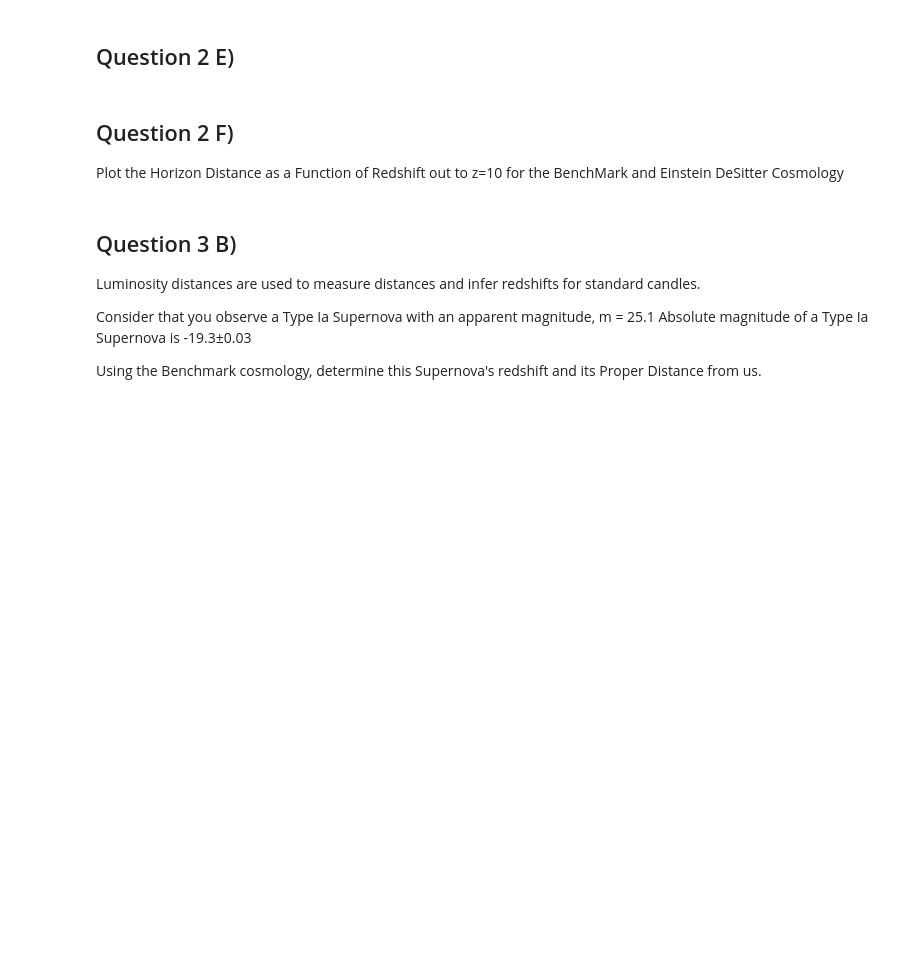
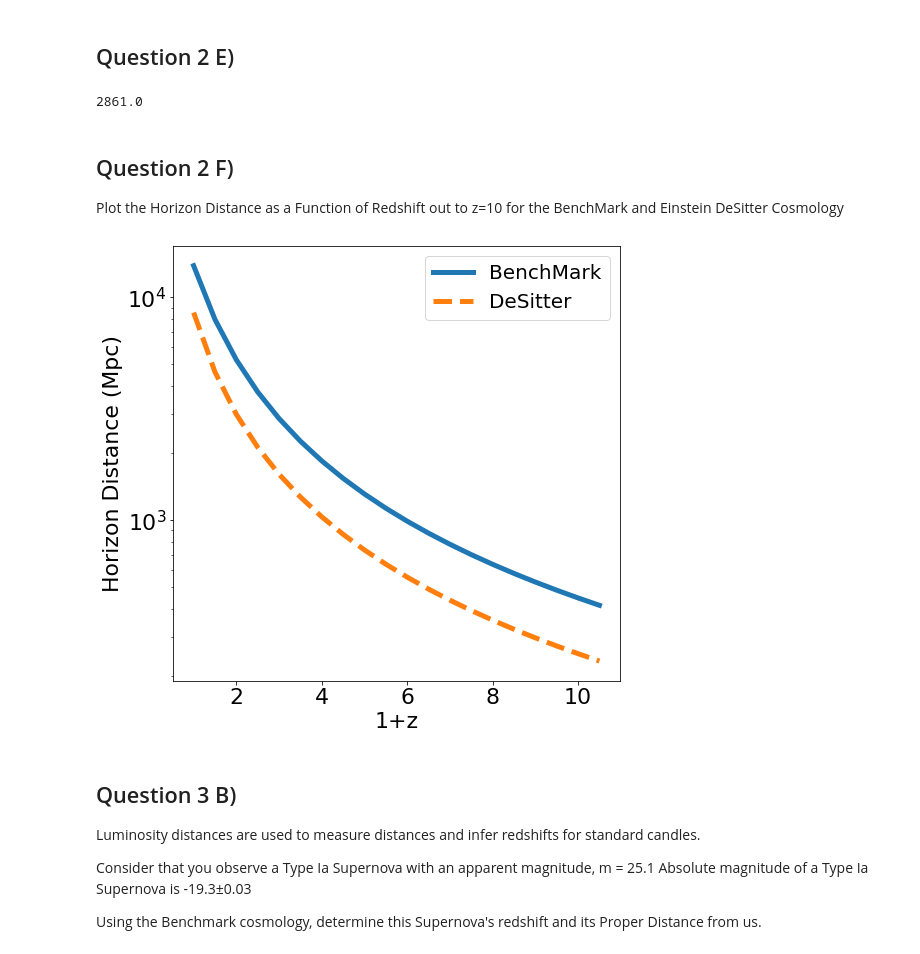
Before and after one commit to wxs0703/astr400b, a Jupyter notebook: Labs/Lab12/Lab12.ipynb, the cells around one changed output. Cells and saved outputs as stored; diff of their text form; code cells hidden in the pictures; blank space fills up the shorter version.

```diff
--- a/Labs/Lab12/Lab12.ipynb
+++ b/Labs/Lab12/Lab12.ipynb
@@ -365,14 +365,14 @@ class CosmologicalTools:
         # 1/H(zrange)*speed of light
         # Speed of light is loaded in modules from astropy,
         #but in units of m/s --> need in km/s
-        # FILL THIS IN
 
-
+        c_kms = c.to(u.km/u.s)
+        y = c_kms/self.HubbleParameter(zrange)
 
         # Integrate y numerically over zrange and return
         #in units of Mpc
         # FILL THIS IN
-        DC = 0
+        DC = simps(y, zrange)*u.Mpc
 
         return DC
 
@@ -405,7 +405,7 @@ class CosmologicalTools:
         # Comoving Distance[ independent of time] x
         #the scale factor at the time of observation.
         # FILL THIS IN
-        DH = 0
+        DH = self.ComovingDistance(zo, ze)/(1+zo)
 
         return DH
 
@@ -432,8 +432,10 @@ class CosmologicalTools:
             Luminosity Distance (Mpc)
         """
 
+        zo = 0
+
         # FILL THIS IN
-        DL = 0
+        DL = self.ComovingDistance(0, ze)*(1+ze)
 
         return  DL
 
@@ -461,7 +463,7 @@ class CosmologicalTools:
         """
 
         #  FILL THIS IN
-        DA = 0
+        DA = self.ComovingDistance(0, ze)/(1+ze)
 
         return  DA
 
@@ -493,7 +495,7 @@ class CosmologicalTools:
         angleRad = (angle*u.arcsec).to(u.rad)
 
         # FILL THIS IN
-        size = 0
+        size = self.AngularDiameterDistance(ze)*angleRad.value
 
         return size
 # %%
@@ -642,6 +663,9 @@ plt.savefig('Lab12_LookBackTime.png')
 ## Question 2 E)
 # %%
 # What is the size of the observable universe at z=2?
+print(np.round(Benchmark.ProperDistance(2, 1000)))
+# %% [output]
+2861.0
 # %%
 # how much larger was the universe then vs now?
 # %% [markdown]
@@ -654,35 +678,39 @@ zrange2 = np.arange(zmin, zmax, 0.5)
 # %%
 # What is the size of the universe at each redshit in each cosmology
 # We need to again use a list comprehension
+HorizonBenchmark = [Benchmark.ProperDistance(z, 1000) for z in zrange2]
+HorizonDeSitter = [DeSitter.ProperDistance(z, 1000) for z in zrange2]
 # %%
 # Plot the Horizon Distance as a Function of Redshift out to z=10
 #################################################################
 
 fig = plt.figure(figsize=(8,8))
 ax = plt.subplot(111)
 
 
 # Comoving Distance
 # FILL THIS IN
-#plt.semilogy(###, ### , linewidth=5, label='BenchMark')
+plt.semilogy(zrange2+1, HorizonBenchmark , linewidth=5, label='BenchMark')
 
-#plt.semilogy(### , ###  , linewidth=5, linestyle='--', label='DeSitter')
+plt.semilogy(zrange2+1, HorizonDeSitter , linewidth=5, linestyle='--', label='DeSitter')
 
 
 # Add axis labels
 plt.xlabel('1+z', fontsize=22)
 plt.ylabel('Horizon Distance (Mpc)', fontsize=22)
 
 
 #adjust tick label font size
 label_size = 22
 matplotlib.rcParams['xtick.labelsize'] = label_size
 matplotlib.rcParams['ytick.labelsize'] = label_size
 
 legend = ax.legend(loc='upper right',fontsize=20)
 
 # Save to a file
-# plt.savefig('Lab12_HorizonDistance.png')
+plt.savefig('Lab12_HorizonDistance.png')
+# %% [output]
+[figure, added]
 # %% [markdown]
 ## Question 3 B)
 
```
Also changed, not shown: parts of 11 cells of this notebook, 1 other file.
